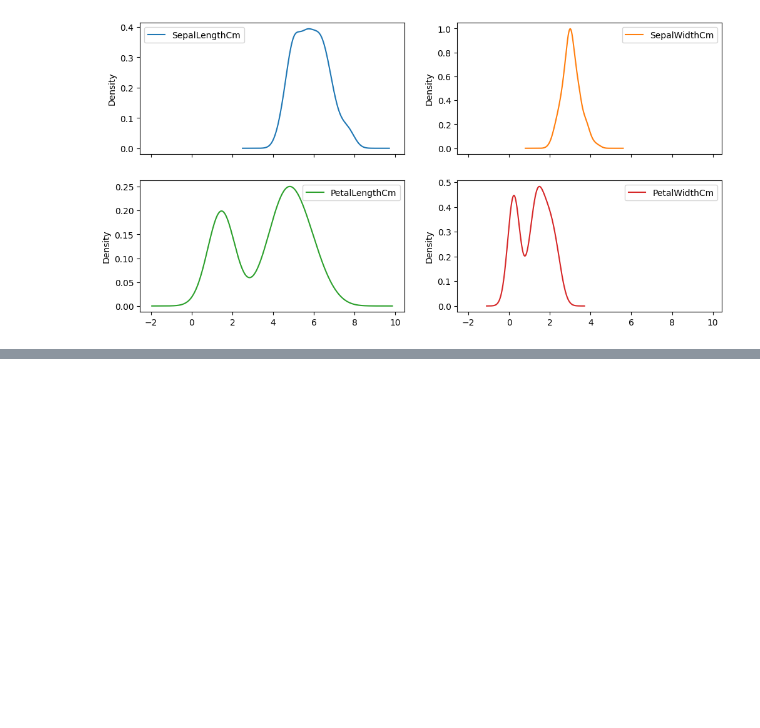
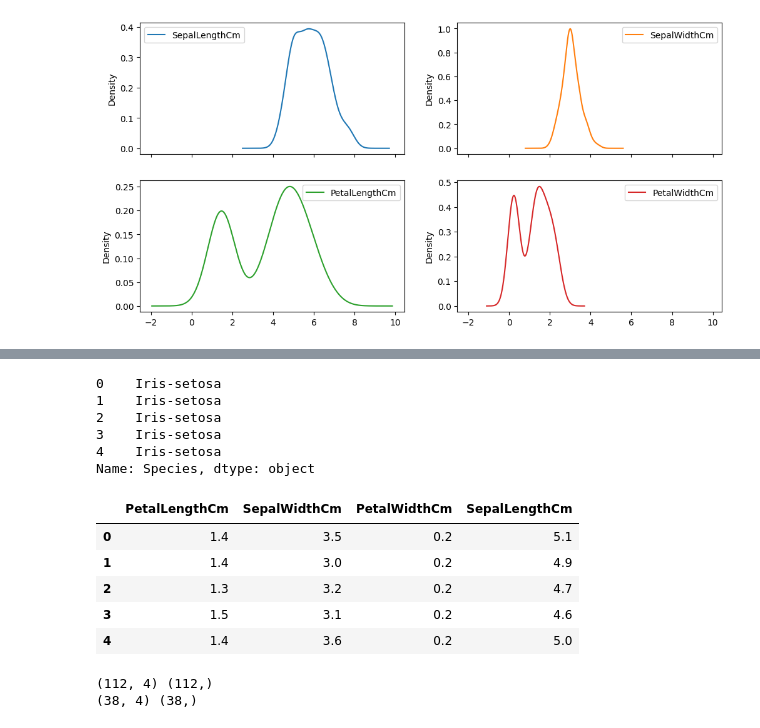
Before and after one commit to Raph4sure/-Predicting-the-species-of-iris-flowers-using-KNN-Modelling, a Jupyter notebook: code.ipynb, the cells around one changed output, grey strips where cells are left out. Saved outputs shown, nothing was run; the diff lists cells and outputs as text; code cells hidden in the pictures; blank space fills up the shorter version.

```diff
--- a/code.ipynb
+++ b/code.ipynb
@@ -47,0 +64,24 @@ plt.show()
+# %%
+# Segregating inputs and output
+
+y = df['Species'] # Target Variable
+
+X = df[['PetalLengthCm', 'SepalWidthCm', 'PetalWidthCm', 'SepalLengthCm']]  # Input Varaibles
+# %%
+y.head()
+# %% [output]
+0    Iris-setosa
+1    Iris-setosa
+2    Iris-setosa
+3    Iris-setosa
+4    Iris-setosa
+Name: Species, dtype: object
+# %%
+X.head()
+# %% [output]
+|  | PetalLengthCm | SepalWidthCm | PetalWidthCm | SepalLengthCm |
+| 0 | 1.4 | 3.5 | 0.2 | 5.1 |
+| 1 | 1.4 | 3.0 | 0.2 | 4.9 |
+| 2 | 1.3 | 3.2 | 0.2 | 4.7 |
+| 3 | 1.5 | 3.1 | 0.2 | 4.6 |
+| 4 | 1.4 | 3.6 | 0.2 | 5.0 |
@@ -47,0 +95,6 @@ plt.show()
+# %%
+print(X_train.shape, y_train.shape)
+print(X_test.shape, y_test.shape)
+# %% [output]
+(112, 4) (112,)
+(38, 4) (38,)
```
Also changed, not shown: parts of 5 cells of this notebook.
